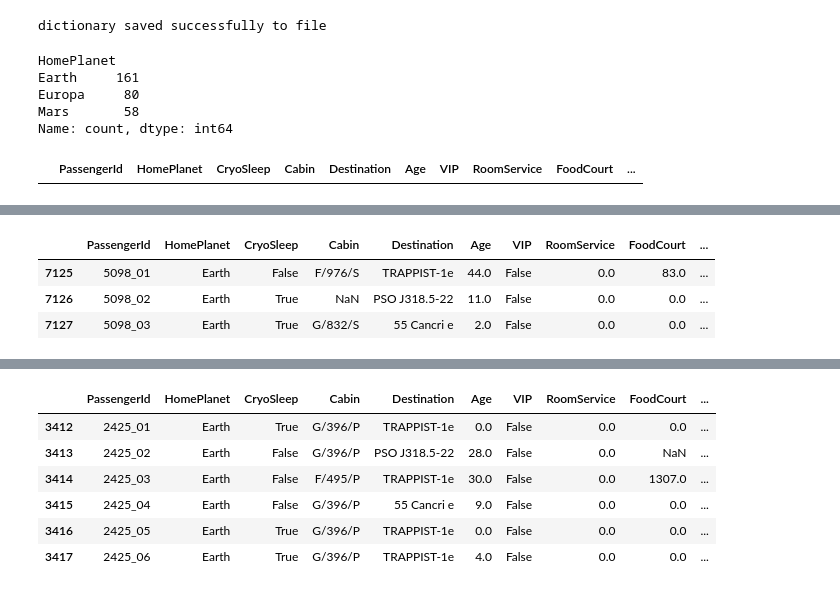
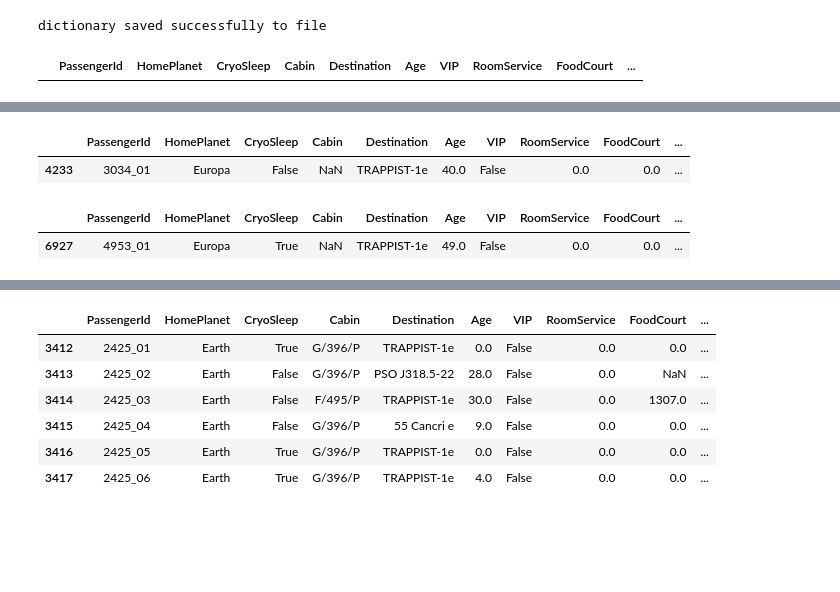
Before and after one commit to jacobsultan/spacetitanic3, a Jupyter notebook: FINALtransferred/fill_cabin_with_home_neat.ipynb, the cells around one changed output, grey strips where cells are left out. Drawn from its saved outputs; the diff is of its cells as text; code cells hidden in the pictures; blank space fills up the shorter version.

```diff
--- a/FINALtransferred/fillcabinwithhomeneat.ipynb
+++ b/FINALtransferred/fill_cabin_with_home_neat.ipynb
@@ -7,16 +7,13 @@ from sklearn.tree import DecisionTreeRegressor
 from sklearn.tree import DecisionTreeClassifier
 from sklearn.ensemble import RandomForestClassifier
 from sklearn.ensemble import RandomForestRegressor
-
 from sklearn.metrics import mean_absolute_error
 from dtreeviz.trees import *
 import sklearn
 
-def r_mse(pred,y): return round(math.sqrt(((pred-y)**2).mean()), 6)
-def m_rmse(m, xs, y): return r_mse(m.predict(xs), y)
 
-traindf = pd.read_csv('/mnt/c/Users/jsult/Desktop/spacetitanic3/train.csv',low_memory=False)
-testdf = pd.read_csv('/mnt/c/Users/jsult/Desktop/spacetitanic3/test.csv',low_memory= False)
+traindf = pd.read_csv('C:/Users/jsult/Desktop/spacetitanic3/train.csv',low_memory=False)
+testdf = pd.read_csv('C:/Users/jsult/Desktop/spacetitanic3/test.csv',low_memory= False)
 traindf['Set'] = 'Train'
 testdf['Set'] = 'Test'
 togeth = pd.concat([testdf,traindf])
@@ -177,14 +157,6 @@ with open('idtocabin.pkl', 'wb') as fp:
     print('dictionary saved successfully to file')
 # %% [output]
 dictionary saved successfully to file
-# %%
-togeth[togeth.Cabin.isna()].HomePlanet.value_counts()
-# %% [output]
-HomePlanet
-Earth     161
-Europa     80
-Mars       58
-Name: count, dtype: int64
 # %%
 togeth[togeth.Cabin == 'G/2/S']
 # %% [output]
@@ -219,13 +191,22 @@ def cabfill(cabfilllist):
     for item in cabfilllist:
         ind = indexfromid(item[0])
         togeth.at[ind,'Cabin'] = item[1]
+# %%
+togeth[togeth.PassengerId == '3034_01']
+# %% [output]
+|  | PassengerId | HomePlanet | CryoSleep | Cabin | Destination | Age | VIP | RoomService | FoodCourt | ... |
+| 4233 | 3034_01 | Europa | False | NaN | TRAPPIST-1e | 40.0 | False | 0.0 | 0.0 | ... |
 # %%
 togeth.at[indexfromid('3034_01'),'Cabin'] = 'B/98/P'
 togeth.at[indexfromid('3053_01'),'Cabin'] = 'B/99/P'
 togeth.at[indexfromid('4637_01'),'Cabin'] = 'E/300/S'
 togeth.at[indexfromid('4652_01'),'Cabin'] = 'E/301/S'
+togeth.at[indexfromid('4953_01'),'Cabin'] = 'C/193/S'
+togeth.at[indexfromid('4974_02'),'Cabin'] = 'A/44/P'
+togeth.at[indexfromid('5098_02'),'Cabin'] = 'G/832/S'
+togeth.at[indexfromid('5480_01'),'Cabin'] = 'C/214/S'
+togeth.at[indexfromid('5642_02'),'Cabin'] = 'B/216/S'
 togeth.at[indexfromid('9223_01'),'Cabin'] = 'F/1785/S'
 togeth.at[indexfromid('9223_02'),'Cabin'] = 'F/1785/S'
-togeth.at[indexfromid('5098_02'),'Cabin'] = 'G/832/S'
 # %%
 def caboptionstest():
@@ -303,12 +277,10 @@ def caboptions():
                         caboptions[row.PassengerId] = [[minn,maxx,deck,sid]]
     return caboptions
 # %%
-togeth[togeth.Group == 5098]
+togeth[togeth.PassengerId == '4953_01']
 # %% [output]
 |  | PassengerId | HomePlanet | CryoSleep | Cabin | Destination | Age | VIP | RoomService | FoodCourt | ... |
-| 7125 | 5098_01 | Earth | False | F/976/S | TRAPPIST-1e | 44.0 | False | 0.0 | 83.0 | ... |
-| 7126 | 5098_02 | Earth | True | NaN | PSO J318.5-22 | 11.0 | False | 0.0 | 0.0 | ... |
-| 7127 | 5098_03 | Earth | True | G/832/S | 55 Cancri e | 2.0 | False | 0.0 | 0.0 | ... |
+| 6927 | 4953_01 | Europa | True | NaN | TRAPPIST-1e | 49.0 | False | 0.0 | 0.0 | ... |
 # %%
 togethkeep = togeth.copy()
 # %%
```
Also changed, not shown: parts of 24 cells of this notebook, 9 other files.
